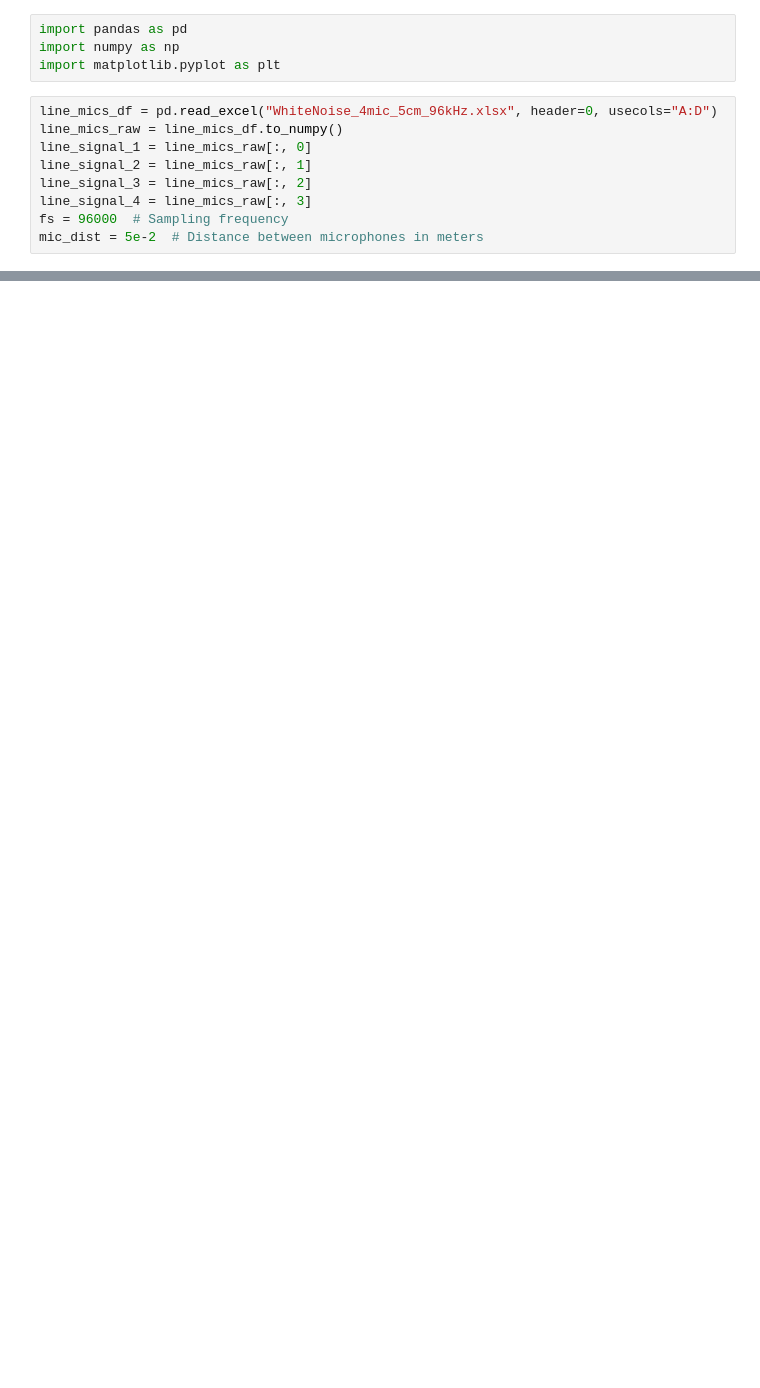
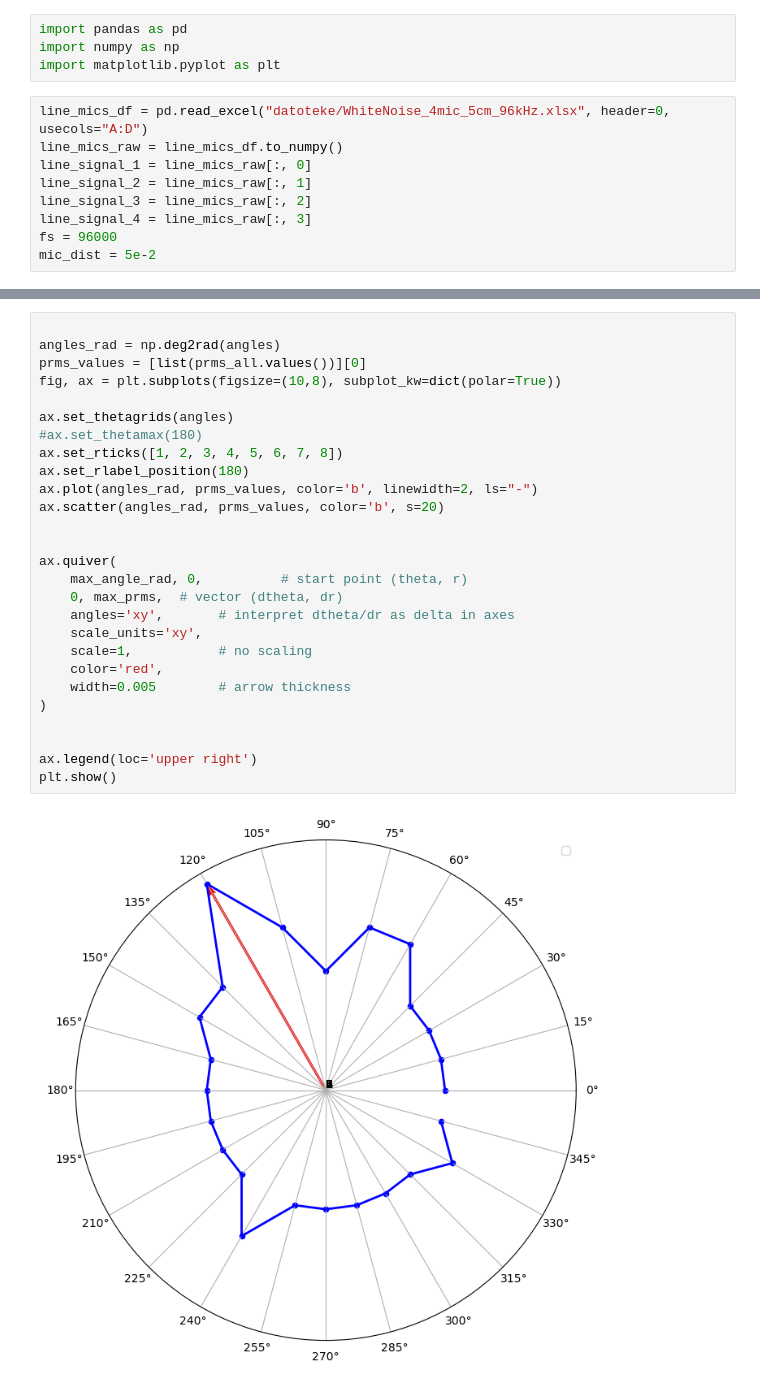
Before and after one commit to Jkusar/THAM_porocilo_6, a Jupyter notebook: program.ipynb, the cells around one changed output, grey strips where cells are left out. Cells and saved outputs as stored; diff of their text form; blank space fills up the shorter version.

```diff
--- a/program.ipynb
+++ b/program.ipynb
@@ -3,12 +3,12 @@ import pandas as pd
 import numpy as np
 import matplotlib.pyplot as plt
 # %%
-line_mics_df = pd.read_excel("WhiteNoise_4mic_5cm_96kHz.xlsx", header=0, usecols="A:D")
+line_mics_df = pd.read_excel("datoteke/WhiteNoise_4mic_5cm_96kHz.xlsx", header=0, usecols="A:D")
 line_mics_raw = line_mics_df.to_numpy()
 line_signal_1 = line_mics_raw[:, 0]
 line_signal_2 = line_mics_raw[:, 1]
 line_signal_3 = line_mics_raw[:, 2]
 line_signal_4 = line_mics_raw[:, 3]
-fs = 96000  # Sampling frequency
-mic_dist = 5e-2  # Distance between microphones in meters
+fs = 96000
+mic_dist = 5e-2
 # %%
@@ -83,0 +132,29 @@ plt.show()
+# %%
+
+angles_rad = np.deg2rad(angles)
+prms_values = [list(prms_all.values())][0]
+fig, ax = plt.subplots(figsize=(10,8), subplot_kw=dict(polar=True))
+
+ax.set_thetagrids(angles)
+#ax.set_thetamax(180)
+ax.set_rticks([1, 2, 3, 4, 5, 6, 7, 8])
+ax.set_rlabel_position(180)
+ax.plot(angles_rad, prms_values, color='b', linewidth=2, ls="-")
+ax.scatter(angles_rad, prms_values, color='b', s=20)
+
+
+ax.quiver(
+    max_angle_rad, 0,          # start point (theta, r)
+    0, max_prms,  # vector (dtheta, dr)
+    angles='xy',       # interpret dtheta/dr as delta in axes
+    scale_units='xy',
+    scale=1,           # no scaling
+    color='red',
+    width=0.005        # arrow thickness
+)
+
+
+ax.legend(loc='upper right')
+plt.show()
+# %% [output]
+[figure, added]
```
Also changed, not shown: parts of 7 cells of this notebook, 6 other files.
